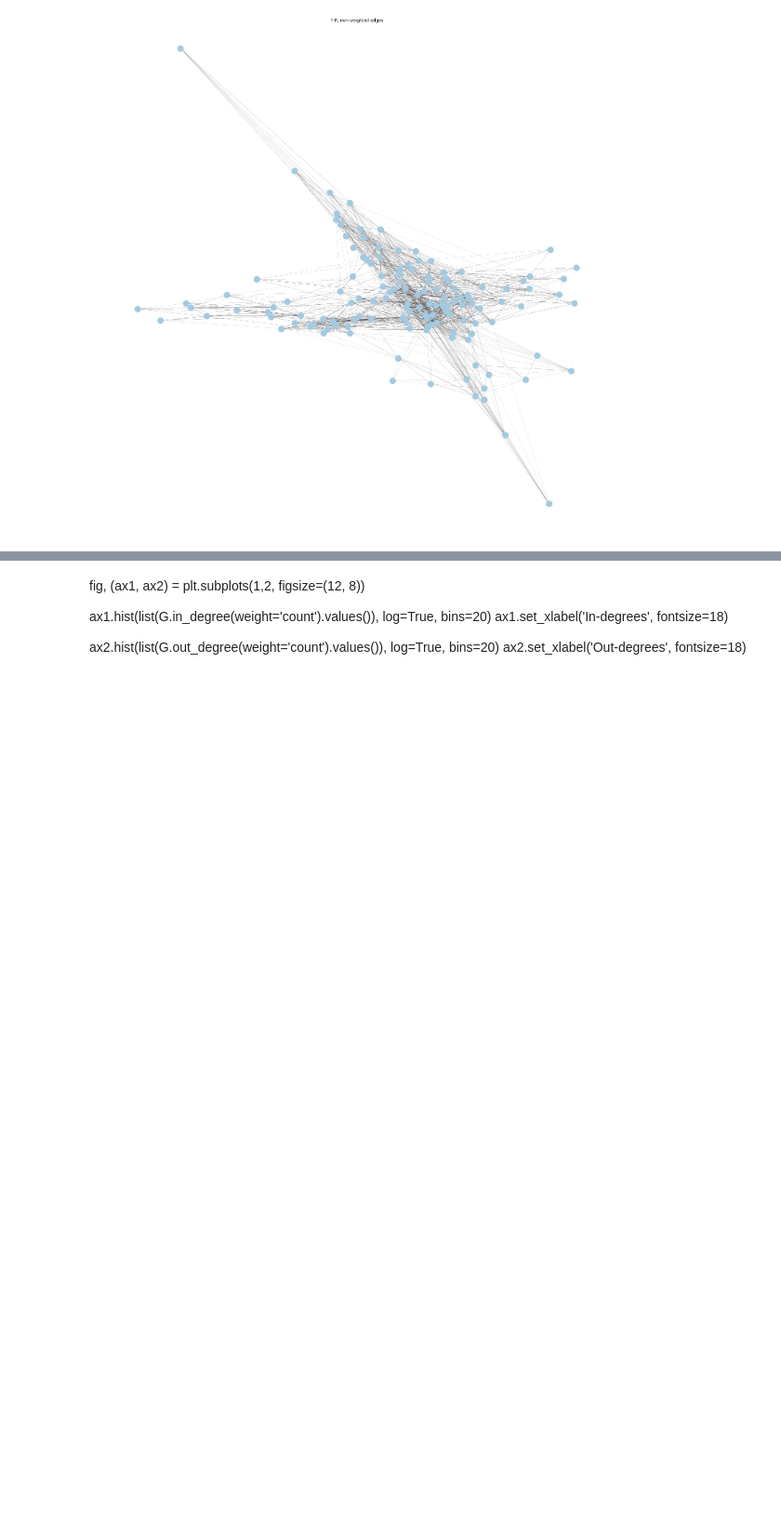
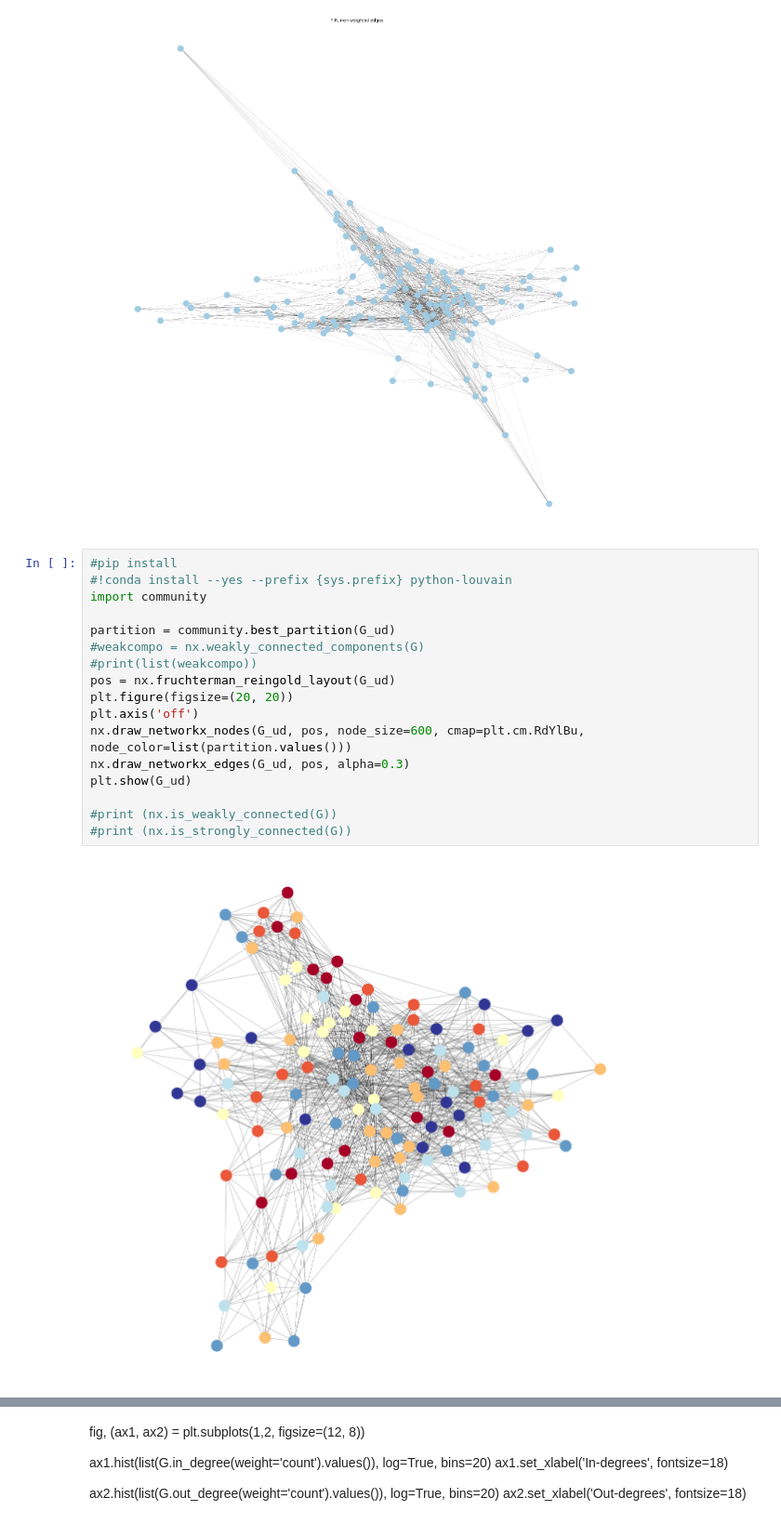
Before and after one commit to margeumkim/BRIDGEMAIL, a Jupyter notebook: email_test-Copy1-checkpoint.ipynb, the cells around one changed output, grey strips where cells are left out. Shown at 93% size. Cells and saved outputs as stored; diff of their text form; blank space fills up the shorter version.

```diff
--- a/email_test-Copy1-checkpoint.ipynb
+++ b/email_test-Copy1-checkpoint.ipynb
@@ -743,3 +742,22 @@ plt.show()
 # Need to weight the edges by count
 # %% [output]
 [figure]
+# %%
+#pip install
+#!conda install --yes --prefix {sys.prefix} python-louvain
+import community
+
+partition = community.best_partition(G_ud)
+#weakcompo = nx.weakly_connected_components(G)
+#print(list(weakcompo))
+pos = nx.fruchterman_reingold_layout(G_ud)
+plt.figure(figsize=(20, 20))
+plt.axis('off')
+nx.draw_networkx_nodes(G_ud, pos, node_size=600, cmap=plt.cm.RdYlBu, node_color=list(partition.values()))
+nx.draw_networkx_edges(G_ud, pos, alpha=0.3)
+plt.show(G_ud)
+
+#print (nx.is_weakly_connected(G))
+#print (nx.is_strongly_connected(G))
+# %% [output]
+[figure, added]
```
Also changed, not shown: parts of 65 cells of this notebook.
